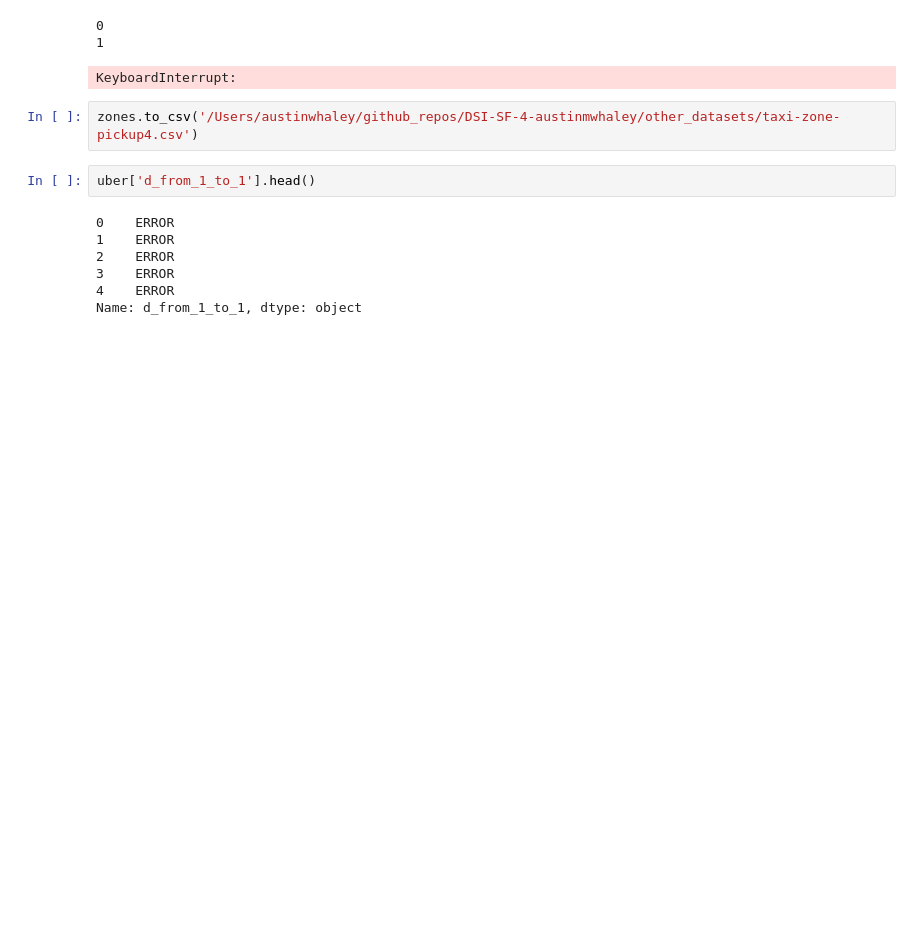
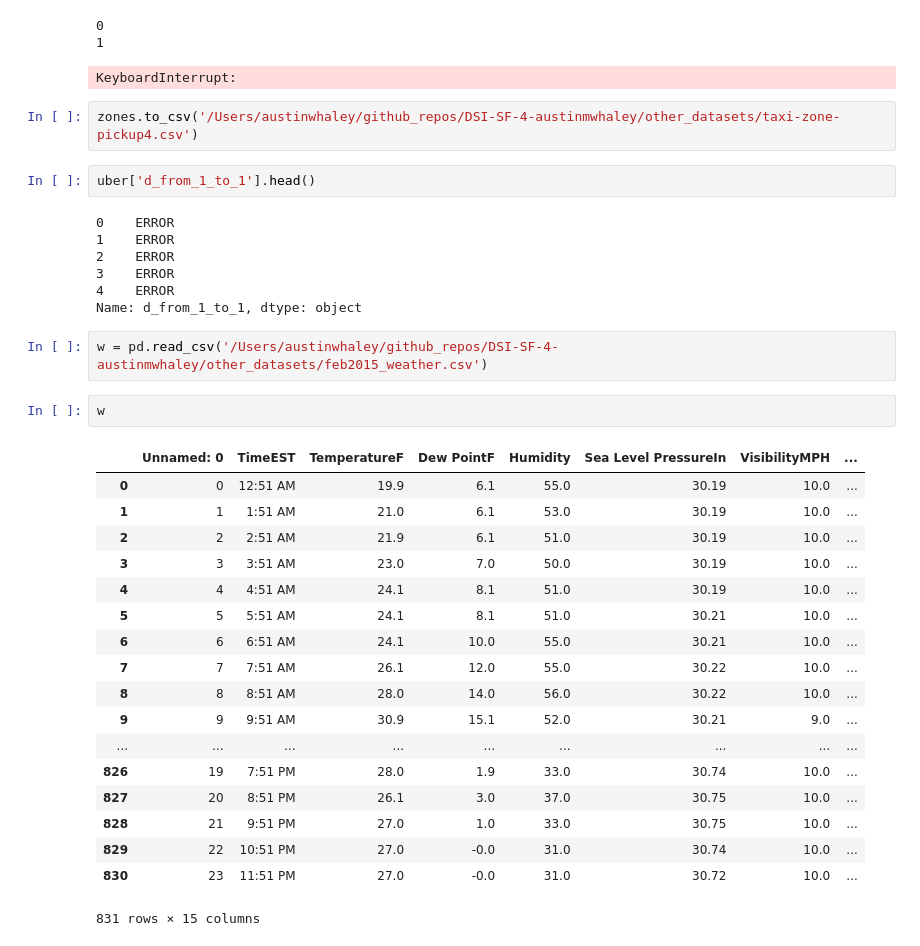
Before and after one commit to austinmwhaley/DSI-SF-4-austinmwhaley, a Jupyter notebook: capstone/uber_eda.ipynb, the cells around one changed output. Saved outputs shown, nothing was run; the diff lists cells and outputs as text; blank space fills up the shorter version.

```diff
--- a/capstone/uber_eda.ipynb
+++ b/capstone/uber_eda.ipynb
@@ -511,3 +511,26 @@ uber['d_from_1_to_1'].head()
 3    ERROR
 4    ERROR
 Name: d_from_1_to_1, dtype: object
+# %%
+w = pd.read_csv('/Users/austinwhaley/github_repos/DSI-SF-4-austinmwhaley/other_datasets/feb2015_weather.csv')
+# %%
+w
+# %% [output]
+|  | Unnamed: 0 | TimeEST | TemperatureF | Dew PointF | Humidity | Sea Level PressureIn | VisibilityMPH | ... |
+| 0 | 0 | 12:51 AM | 19.9 | 6.1 | 55.0 | 30.19 | 10.0 | ... |
+| 1 | 1 | 1:51 AM | 21.0 | 6.1 | 53.0 | 30.19 | 10.0 | ... |
+| 2 | 2 | 2:51 AM | 21.9 | 6.1 | 51.0 | 30.19 | 10.0 | ... |
+| 3 | 3 | 3:51 AM | 23.0 | 7.0 | 50.0 | 30.19 | 10.0 | ... |
+| 4 | 4 | 4:51 AM | 24.1 | 8.1 | 51.0 | 30.19 | 10.0 | ... |
+| 5 | 5 | 5:51 AM | 24.1 | 8.1 | 51.0 | 30.21 | 10.0 | ... |
+| 6 | 6 | 6:51 AM | 24.1 | 10.0 | 55.0 | 30.21 | 10.0 | ... |
+| 7 | 7 | 7:51 AM | 26.1 | 12.0 | 55.0 | 30.22 | 10.0 | ... |
+| 8 | 8 | 8:51 AM | 28.0 | 14.0 | 56.0 | 30.22 | 10.0 | ... |
+| 9 | 9 | 9:51 AM | 30.9 | 15.1 | 52.0 | 30.21 | 9.0 | ... |
+| ... | ... | ... | ... | ... | ... | ... | ... | ... |
+| 826 | 19 | 7:51 PM | 28.0 | 1.9 | 33.0 | 30.74 | 10.0 | ... |
+| 827 | 20 | 8:51 PM | 26.1 | 3.0 | 37.0 | 30.75 | 10.0 | ... |
+| 828 | 21 | 9:51 PM | 27.0 | 1.0 | 33.0 | 30.75 | 10.0 | ... |
+| 829 | 22 | 10:51 PM | 27.0 | -0.0 | 31.0 | 30.74 | 10.0 | ... |
+| 830 | 23 | 11:51 PM | 27.0 | -0.0 | 31.0 | 30.72 | 10.0 | ... |
+831 rows × 15 columns
```
Also changed, not shown: 1 other file.
